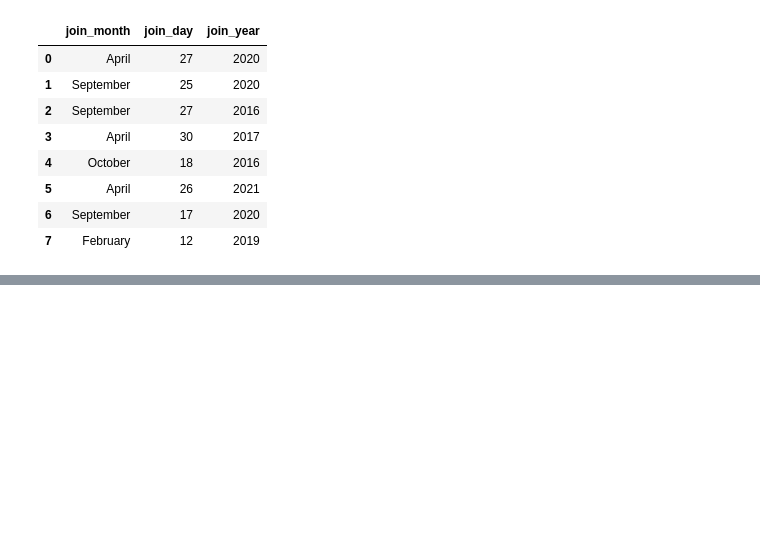
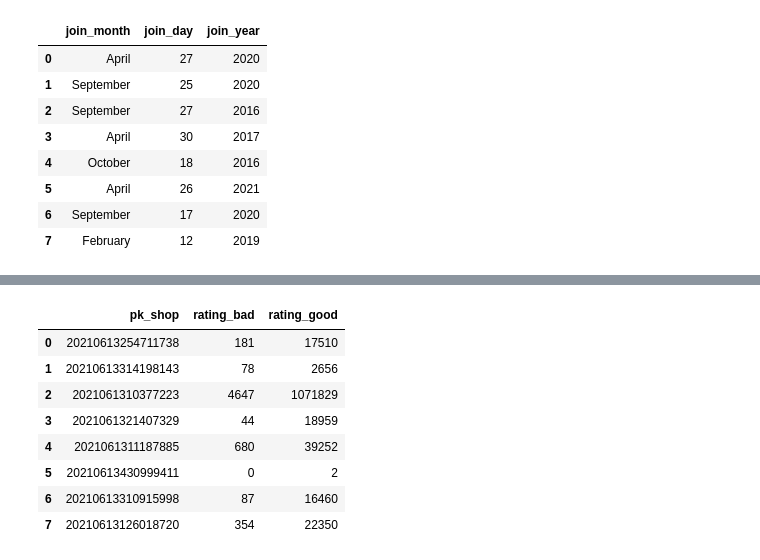
Before and after one commit to hunght92/Codegym, a Jupyter notebook: Học lại.ipynb, the cells around one changed output, grey strips where cells are left out. Drawn from its saved outputs; the diff is of its cells as text; code cells hidden in the pictures; blank space fills up the shorter version.

```diff
--- a/Học lại.ipynb
+++ b/Học lại.ipynb
@@ -1016,0 +1031,18 @@ df3
+# %%
+#Lấy thông tin kết hợp theo hàng và cột
+
+#Cách 1: dùng phương thức filter.
+
+df4=df.filter(['pk_shop','rating_bad','rating_good'])[:8]
+
+df4
+# %% [output]
+|  | pk_shop | rating_bad | rating_good |
+| 0 | 20210613254711738 | 181 | 17510 |
+| 1 | 20210613314198143 | 78 | 2656 |
+| 2 | 2021061310377223 | 4647 | 1071829 |
+| 3 | 2021061321407329 | 44 | 18959 |
+| 4 | 2021061311187885 | 680 | 39252 |
+| 5 | 20210613430999411 | 0 | 2 |
+| 6 | 20210613310915998 | 87 | 16460 |
+| 7 | 20210613126018720 | 354 | 22350 |
```
Also changed, not shown: parts of 3 cells of this notebook.
